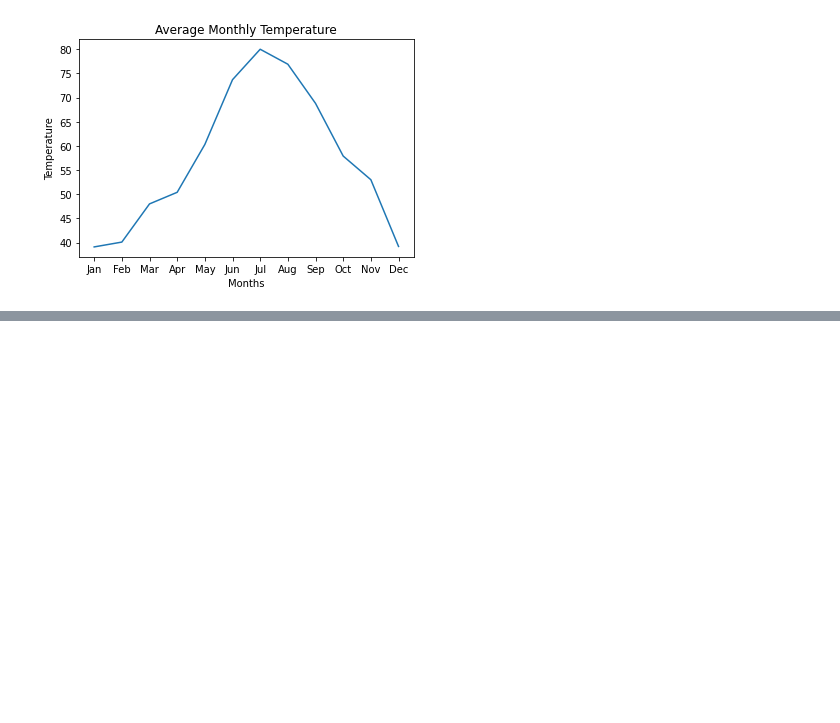
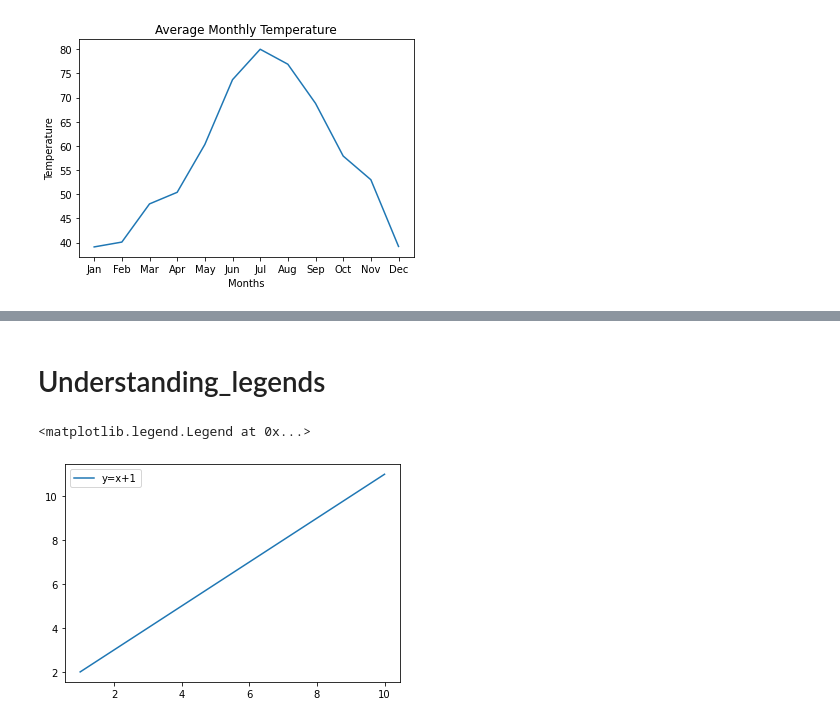
Before and after one commit to umar7860/numpy-linkedIn-course, a Jupyter notebook: NumPy Course Part 2/MatplotlibBasic.ipynb, the cells around one changed output, grey strips where cells are left out. Saved outputs shown, nothing was run; the diff lists cells and outputs as text; code cells hidden in the pictures; blank space fills up the shorter version.

```diff
--- a/NumPy Course Part 2/MatplotlibBasic.ipynb
+++ b/NumPy Course Part 2/MatplotlibBasic.ipynb
@@ -52,0 +86,10 @@ axes = fig.add_axes([0.1,0.1,0.8,0.8])
+# %% [markdown]
+# Understanding_legends
+# %%
+#Legend is the description of each graph
+x = np.linspace(1,10)
+first_line = plt.plot(x,x+1,label = 'y=x+1')
+plt.legend()
+# %% [output]
+<matplotlib.legend.Legend at 0x...>
+[figure, added]
```
Also changed, not shown: parts of 15 cells of this notebook.
